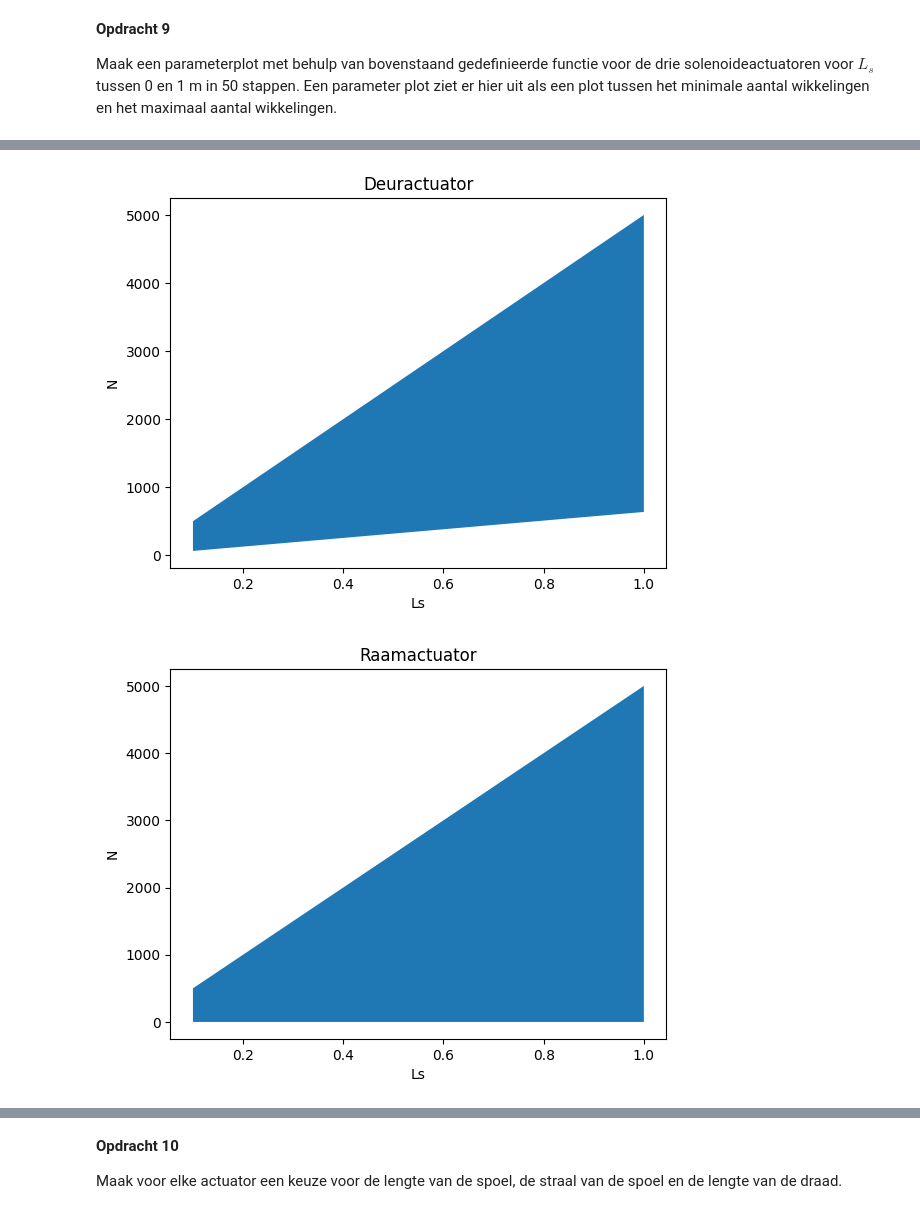
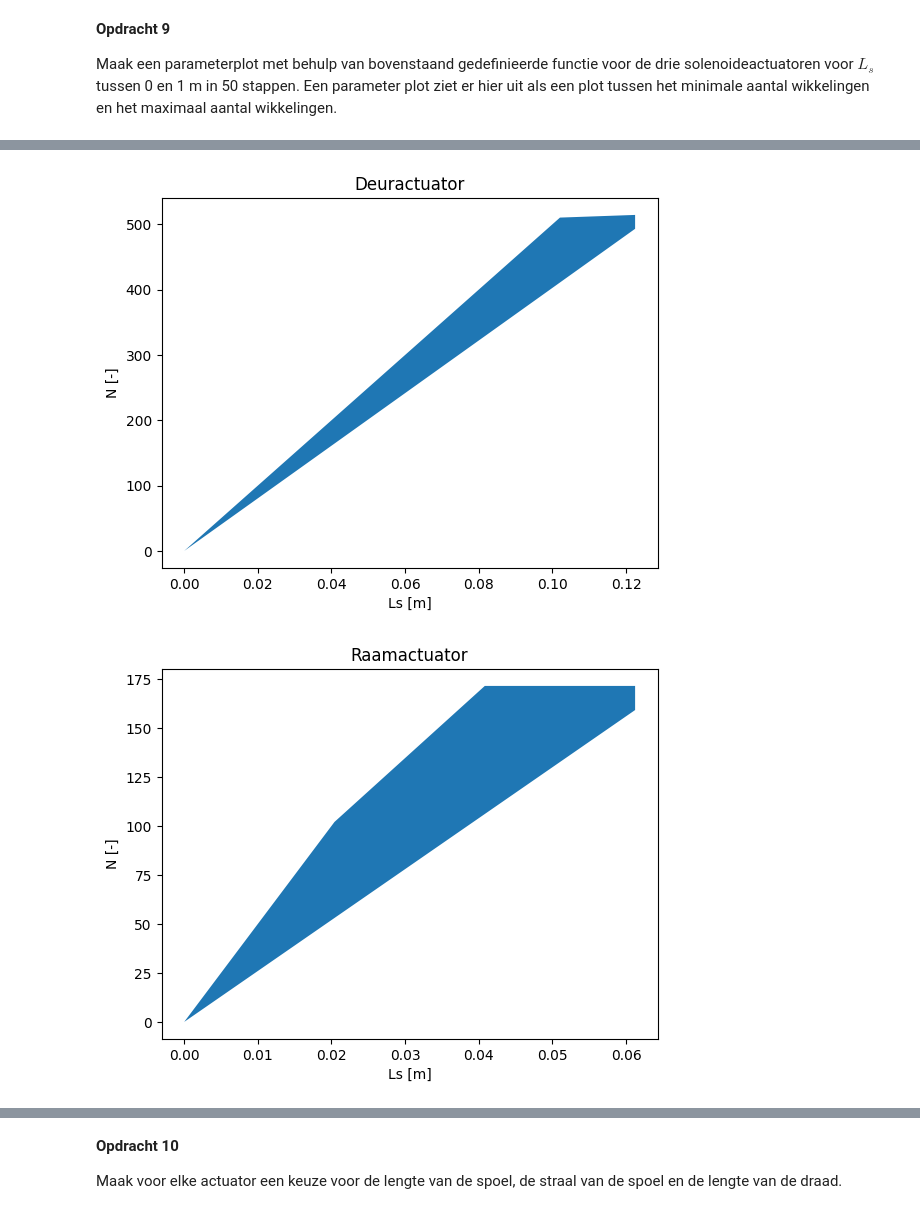
Before and after one commit to cs50202/opdrachten-DEF-D-, a Jupyter notebook: 2KrachtactuatorOpdracht/2KrachtactuatorOpdracht/KrachtactuatorOpdracht.ipynb, the cells around one changed output, grey strips where cells are left out. Saved outputs shown, nothing was run; the diff lists cells and outputs as text; code cells hidden in the pictures.

```diff
--- a/2KrachtactuatorOpdracht/2KrachtactuatorOpdracht/KrachtactuatorOpdracht.ipynb
+++ b/2KrachtactuatorOpdracht/2KrachtactuatorOpdracht/KrachtactuatorOpdracht.ipynb
@@ -169,7 +169,7 @@ Dit combineren geeft een uitdrukking voor de draadlengte:
 $L = \frac{AU}{\rho I}$
 # %%
 def L_draad_max(d, rho, V, I):
-    A = (np.pi * (d/2)**2) #We gaan ervanuit dat de dikte gegeven in de tabel een straal is
+    A = (np.pi * (d)**2) #We gaan ervanuit dat de dikte gegeven in de tabel een straal is
     return ((A*V)/(rho * I))
 
 # Stroomdraden zijn vaak gemaakt van koper, dus we gebruiken de soortelijke weerstand van koper
@@ -245,48 +255,33 @@ Text(0, 0.5, 'y')
 
 Maak een parameterplot met behulp van bovenstaand gedefinieerde functie voor de drie solenoideactuatoren voor $L_s$ tussen 0 en 1 m in 50 stappen. Een parameter plot ziet er hier uit als een plot tussen het minimale aantal wikkelingen en het maximaal aantal wikkelingen.
 # %%
-Ls = np.linspace(0.1, 1, 50)
+Ls = np.linspace(0, 1, 50) #Als we Ls
 
-def aantal_wikkelingen2(Ls, rs, rd, I, Ldraad, F):
-    mu0 = 4*np.pi *1e-7 #N/A^2
-    mur = 10000 #geschat, op basis van internet
-    N_min = (Ls/I) * np.sqrt((F/(mu0*rs*np.pi*(1+mur)))) # op basis van afleiding hierboven
-    N_max_1 = Ls/(2*rd) #Dikte van de draad is een straal niet een diameter in deze berekening
-    #N_max_2 = Ldraad/(2*np.pi*rs)
+# Volgorde van variabeles ingevoerd: (Ls, rs, rd, I, Ldraad, F), allemaal in standaard SI eenheden
+# F voor de raam en wasmachine komen voort uit de schattingen in deel 2, zelfde voor rs
 
-    print(N_min, N_max_1)
-
-    for i in range(len(Ls)):
-        if N_min[i] > N_max_1[i]: ## Als het ontwerp niet mogelijk is.
-            print('The design with %.1f unit has no workable solution'%a)
-            N_min = 'NaN'
-            N_max = 'NaN'
-    N_max = N_max_1
-    return N_min, N_max
-
-N_min_deur, N_max_deur = aantal_wikkelingen2(Ls, 0.01, 0.1e-3, 500e-3, L_deur, 40)
-print(N_min_deur, N_max_deur)
-N_min_raam, N_max_raam = aantal_wikkelingen2(Ls, 0.03, 0.1e-3, 500e-3, L_raam, 10e-10)
-N_min_wasmachine, N_max_wasmachine = aantal_wikkelingen2(Ls, 0.02, 1.5e-3, 180, L_wasmachine, 10e-5)
+N_min_deur, N_max_deur = aantal_wikkelingen(Ls, 0.01, 0.1e-3, 500e-3, L_deur, 40)
+N_min_raam, N_max_raam = aantal_wikkelingen(Ls, 0.03, 0.1e-3, 500e-3, L_raam, 1.5e2)
+N_min_wasmachine, N_max_wasmachine = aantal_wikkelingen(Ls, 0.02, 1.5e-3, 180, L_wasmachine, 1e5)
 
 plt.figure()
 plt.fill_between(Ls,N_min_deur,N_max_deur) # De ruimte tussen de eisen vullen
 plt.title("Deuractuator")
-plt.xlabel("Ls")
-plt.ylabel("N")
+plt.xlabel("Ls [m]")
+plt.ylabel("N [-]")
 plt.show()
 
 plt.figure()
 plt.fill_between(Ls,N_min_raam,N_max_raam) # De ruimte tussen de eisen vullen
 plt.title("Raamactuator")
-plt.xlabel("Ls")
-plt.ylabel("N")
+plt.xlabel("Ls [m]")
+plt.ylabel("N [-]")
 plt.show()
 
 plt.figure()
 plt.fill_between(Ls,N_min_wasmachine,N_max_wasmachine) # De ruimte tussen de eisen vullen
 plt.title("Wasmachine actuator")
-plt.xlabel("Ls")
-plt.ylabel("N")
+plt.xlabel("Ls [m]")
+plt.ylabel("N [-]")
 plt.show()
 # %% [output]
@@ -310,2 +308,2 @@ plt.show()
-[figure, old version]
+[figure, new version]
-[figure, old version]
+[figure, new version]
```
Also changed, not shown: parts of 8 cells of this notebook.
